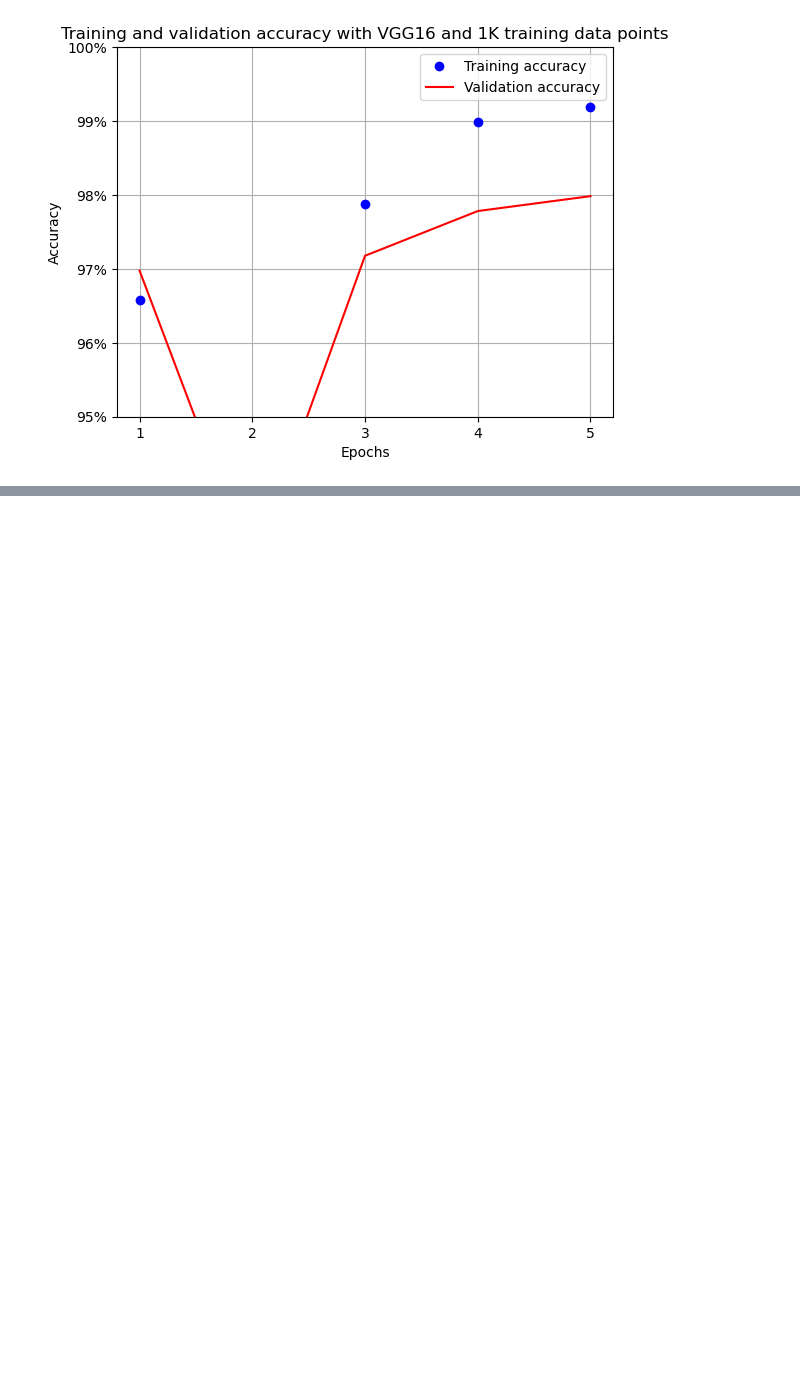
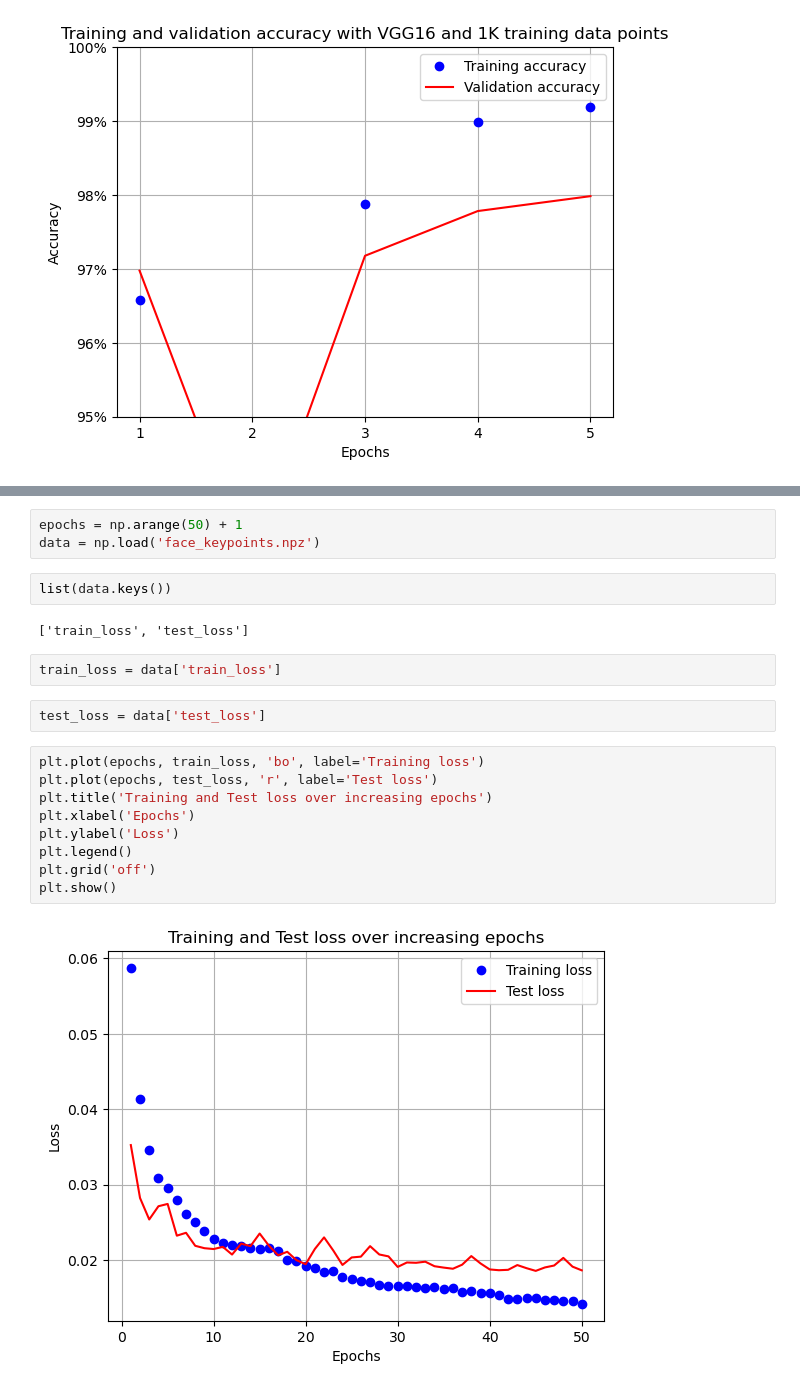
Before and after one commit to qslia/image_classification, a Jupyter notebook: plot.ipynb, the cells around one changed output, grey strips where cells are left out. Cells and saved outputs as stored; diff of their text form; blank space fills up the shorter version.

Commit message:
add facial keypoints

```diff
--- a/plot.ipynb
+++ b/plot.ipynb
@@ -29,0 +90,22 @@ plot_accuracy(5, data['train_accuracies'], data['val_accuracies'])
+# %%
+epochs = np.arange(50) + 1
+data = np.load('face_keypoints.npz')
+# %%
+list(data.keys())
+# %% [output]
+['train_loss', 'test_loss']
+# %%
+train_loss = data['train_loss']
+# %%
+test_loss = data['test_loss']
+# %%
+plt.plot(epochs, train_loss, 'bo', label='Training loss')
+plt.plot(epochs, test_loss, 'r', label='Test loss')
+plt.title('Training and Test loss over increasing epochs')
+plt.xlabel('Epochs')
+plt.ylabel('Loss')
+plt.legend()
+plt.grid('off')
+plt.show()
+# %% [output]
+[figure, added]
```
Also changed, not shown: parts of 17 cells of this notebook, 5 other files.
